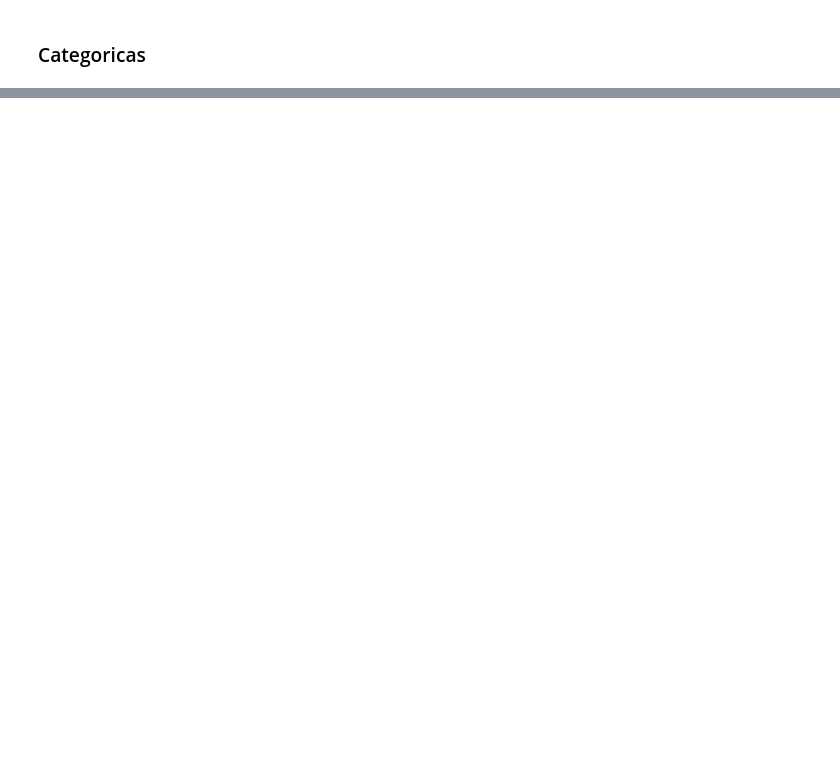
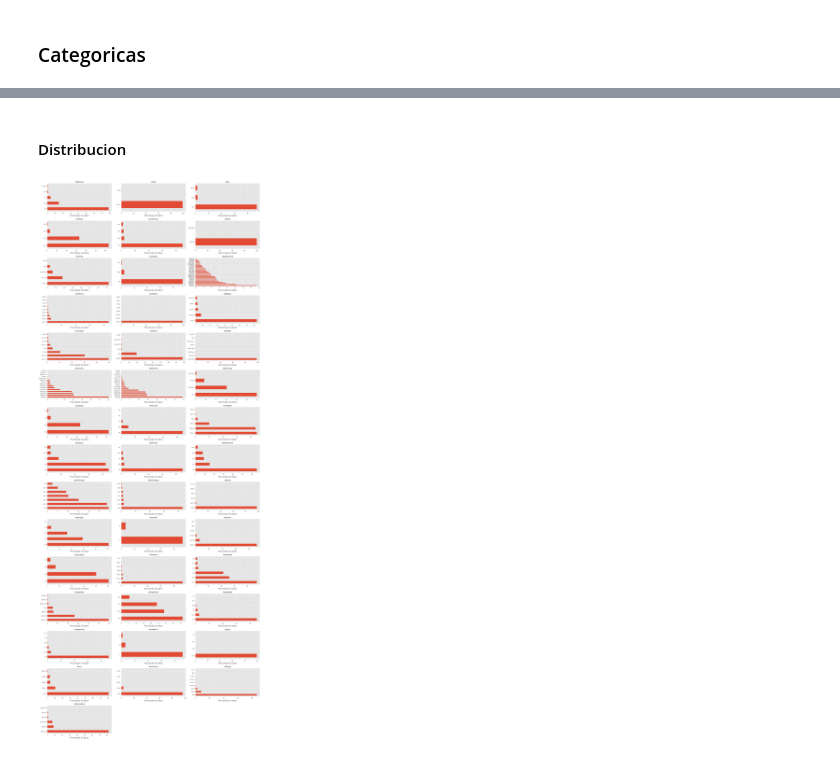
Before and after one commit to jjovalle99/proyecto_despliegue_de_modelos, a Jupyter notebook: notebooks/EDA.ipynb, the cells around one changed output, grey strips where cells are left out. Cells and saved outputs as stored; diff of their text form; code cells hidden in the pictures; blank space fills up the shorter version.

```diff
--- a/notebooks/EDA.ipynb
+++ b/notebooks/EDA.ipynb
@@ -124,4 +159,5 @@ NUMERICAS
 # %% [markdown]
 ### Categoricas
 # %%
-CATEGORICAS = df.select_dtypes('object').columns.tolist()
+CATEGORICAS = df.drop('SalePrice', axis=1).select_dtypes('object').columns.tolist()
+len(CATEGORICAS)
@@ -227,0 +188,19 @@ plot_importance(model, importance_type='gain', max_num_features=25)
+# %% [markdown]
+#### Distribucion
+# %%
+fig, ax = plt.subplots(15, 3, figsize=(20, 50))
+ax = ax.ravel()
+
+for i, col in enumerate(CATEGORICAS):
+    (df[col].value_counts(normalize=True, dropna=False) * 100) \
+        .plot(kind='barh', xlabel='Porcentaje de datos', ylabel='', ax=ax[i])
+    ax[i].set_title(col, fontsize=10)
+    ax[i].tick_params(labelsize=9)
+
+for i in list(range(43, 45)):
+    ax[i].axis('off')
+
+fig.tight_layout()
+plt.show()
+# %% [output]
+[figure, added]
```
Also changed, not shown: parts of 27 cells of this notebook, 2 other files.
